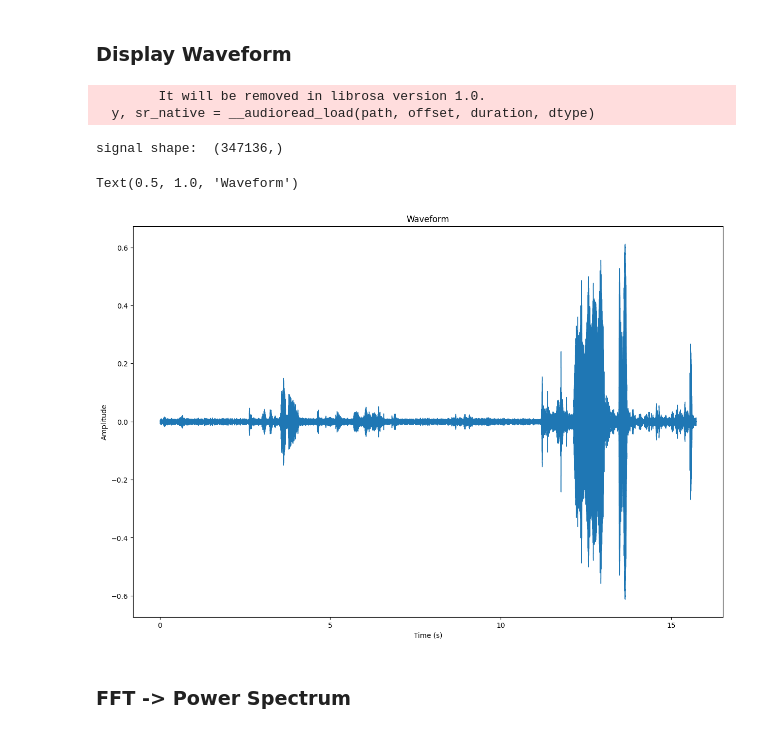
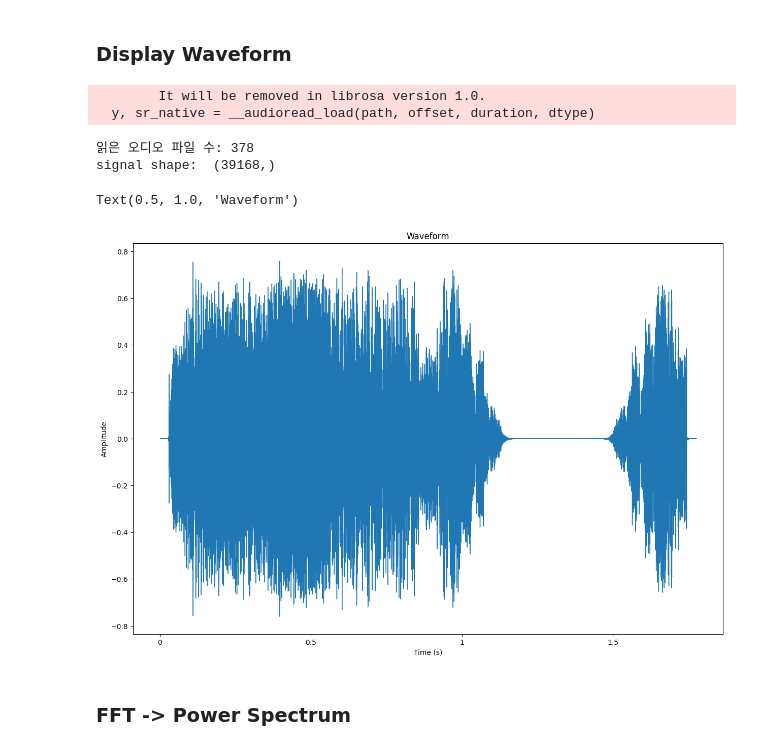
Before and after one commit to greenday1234/AI, a Jupyter notebook: AudioPreprocessing.ipynb, the cells around one changed output. Drawn from its saved outputs; the diff is of its cells as text; code cells hidden in the pictures.

Commit message:
feat: Audio 데이터 셋 읽기 구현

```diff
--- a/AudioPreprocessing.ipynb
+++ b/AudioPreprocessing.ipynb
@@ -10,22 +11,34 @@ import matplotlib.pyplot as plt
 ### Display Waveform
 # %%
 FIG_SIZE = (15, 10)
-file = "/content/drive/MyDrive/Folder/kakaotalk_1622372361707.mp4"
+file_path = "/content/drive/MyDrive/Data"
 
-signal, sample_rate = librosa.load(file, sr=22050)
+audio_data = []
+for root, dirs, files in os.walk(file_path):
+    for file in files:
+        if file.endswith('.wav') or file.endswith('.mp3'):
+            file_path = os.path.join(root, file)
+            y, sr = librosa.load(file_path, sr=None)
+            audio_data.append((file_path, y, sr))
+
+print("읽은 오디오 파일 수:", len(audio_data))
+
+file_path, signal, sample_rate = audio_data[1]
+signal, sample_rate = librosa.load(file_path, sr=22050)
 print('signal shape: ', signal.shape)
 
 plt.figure(figsize=FIG_SIZE)
 librosa.display.waveshow(signal, sr=sample_rate)
 plt.xlabel("Time (s)")
 plt.ylabel("Amplitude")
 plt.title("Waveform")
 # %% [output]
         It will be removed in librosa version 1.0.
   y, sr_native = __audioread_load(path, offset, duration, dtype)
-signal shape:  (347136,)
+읽은 오디오 파일 수: 378
+signal shape:  (39168,)
 Text(0.5, 1.0, 'Waveform')
-[figure, old version]
+[figure, new version]
 # %% [markdown]
 ### FFT -> Power Spectrum
 # %%
```
Also changed, not shown: parts of 1 cell of this notebook.
